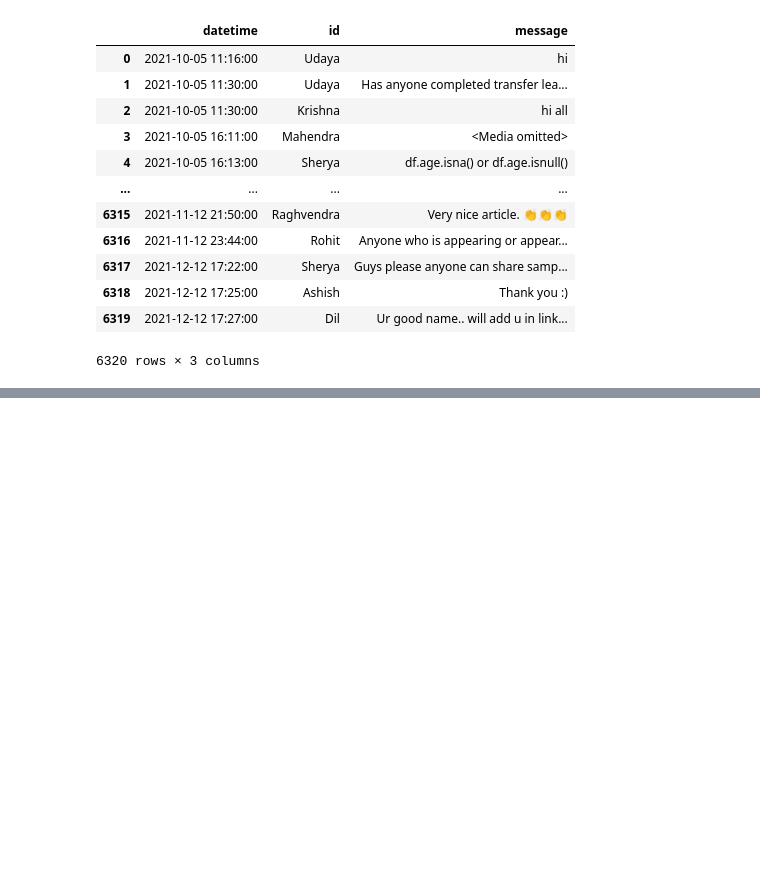
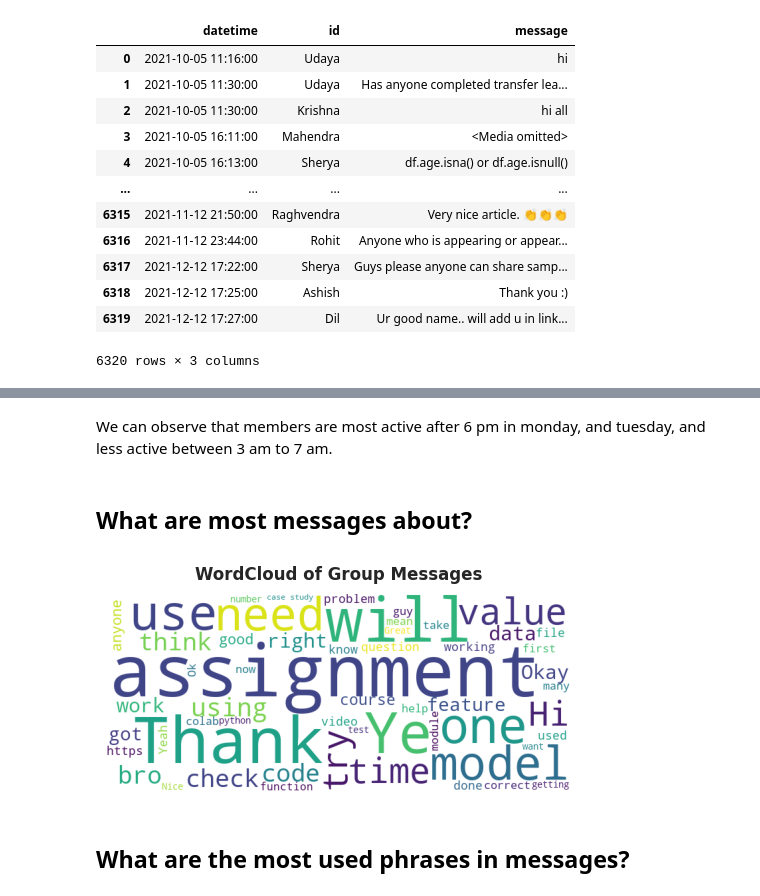
Before and after one commit to gborn/Whatsapp_Chat_Analysis, a Jupyter notebook: notebooks/01_exploratory_data_analysis_on_whatsapp_chats.ipynb, the cells around one changed output, grey strips where cells are left out. Cells and saved outputs as stored; diff of their text form; code cells hidden in the pictures; blank space fills up the shorter version.

```diff
--- a/notebooks/01_exploratory_data_analysis_on_whatsapp_chats.ipynb
+++ b/notebooks/01_exploratory_data_analysis_on_whatsapp_chats.ipynb
@@ -120,0 +192,28 @@ chats
+# %% [markdown]
+We can observe that members are most active after 6 pm in monday, and tuesday, and less active between 3 am to 7 am.
+# %% [markdown]
+## What are most messages about?
+# %%
+# To know what members most talk about, we can use a simple word cloud
+#!pip install wordcloud > /dev/null
+from wordcloud import WordCloud
+
+df = chats.copy()
+
+# remove messages about notifications or settings
+df = df[df.message != '<Media omitted>']
+df = df[df.message != 'This message was deleted']
+
+def plot_wordcloud(messages, title):
+    wc = WordCloud(width=700, height=300, min_font_size=12, background_color='white')
+    wc = wc.generate(messages)
+    fig, ax = plt.subplots()
+    ax.imshow(wc)
+    plt.axis('off')
+    plt.title(title);
+
+plot_wordcloud(df['message'].str.cat(sep=' '), 'WordCloud of Group Messages')
+# %% [output]
+[figure, added]
+# %% [markdown]
+## What are the most used phrases in messages?
```
Also changed, not shown: parts of 20 cells of this notebook.
